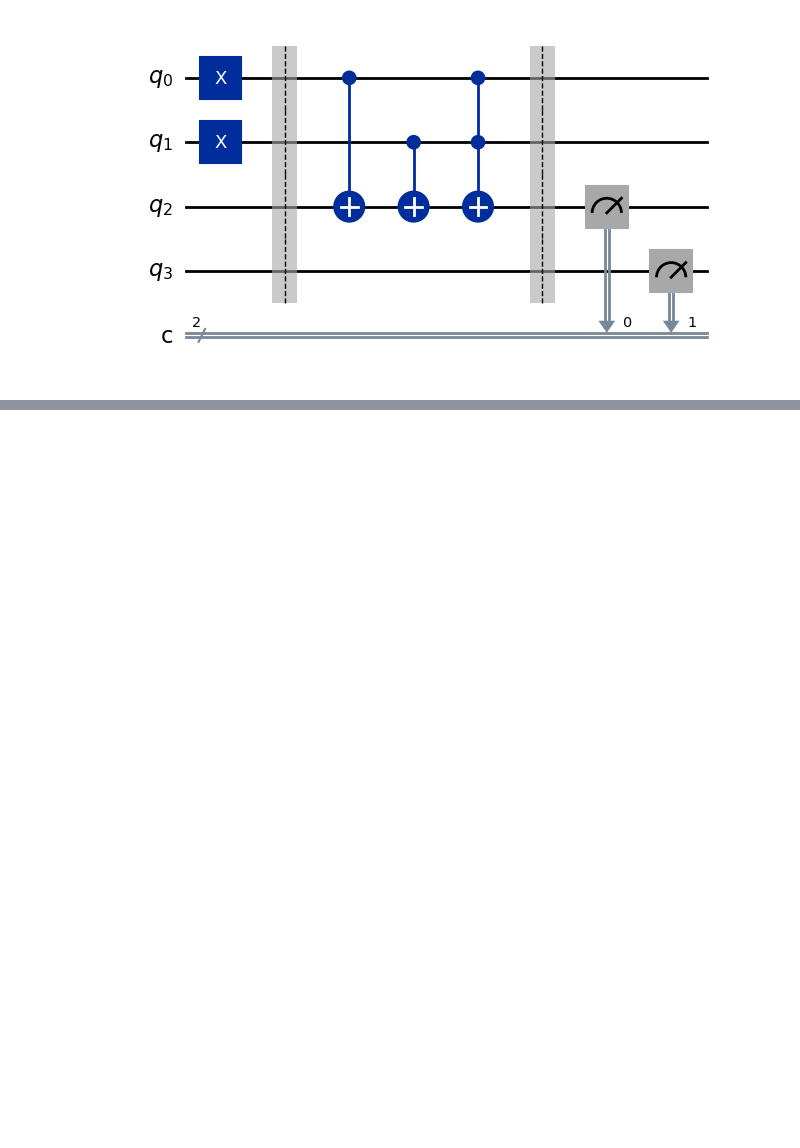
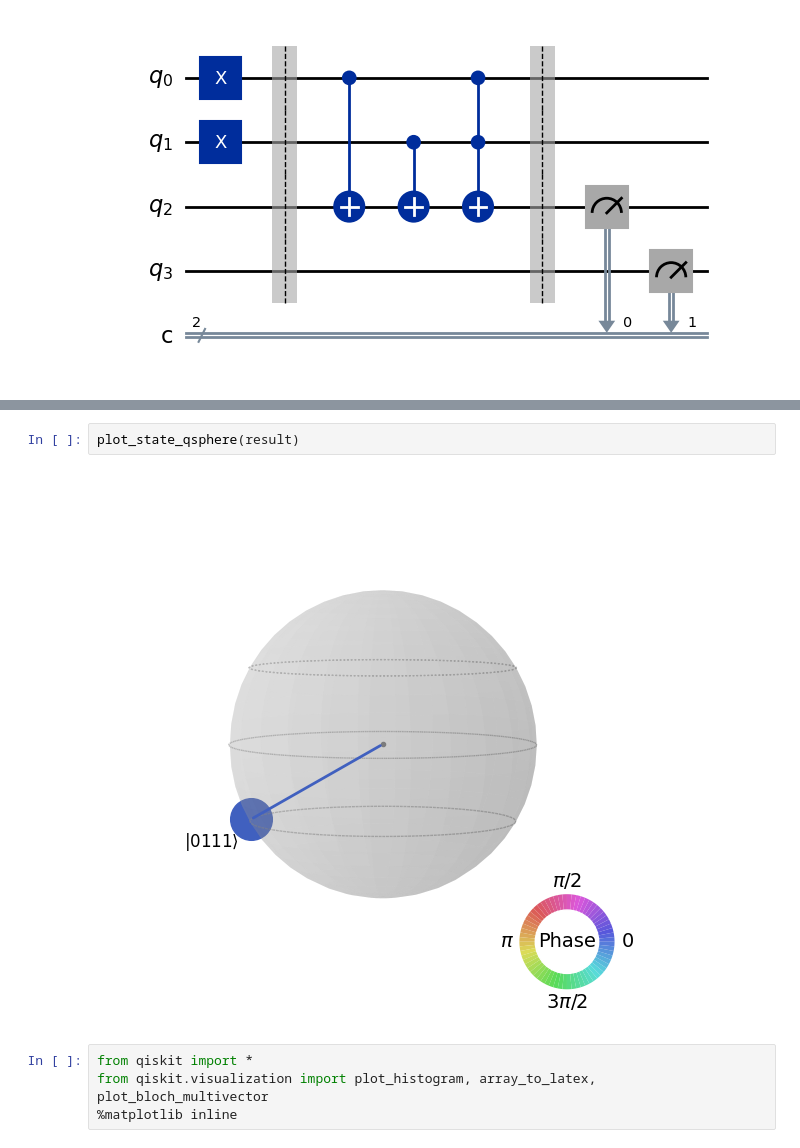
Before and after one commit to SAMANTA1401/Q_computing, a Jupyter notebook: qiskit/experiment.ipynb, the cells around one changed output, grey strips where cells are left out. Cells and saved outputs as stored; diff of their text form; blank space fills up the shorter version.

```diff
--- a/qiskit/experiment.ipynb
+++ b/qiskit/experiment.ipynb
@@ -225,0 +244,8 @@ circuit.draw(output='mpl')
+# %%
+plot_state_qsphere(result)
+# %% [output]
+[figure, added]
+# %%
+from qiskit import *
+from qiskit.visualization import plot_histogram, array_to_latex, plot_bloch_multivector
+%matplotlib inline
```
Also changed, not shown: parts of 27 cells of this notebook.
